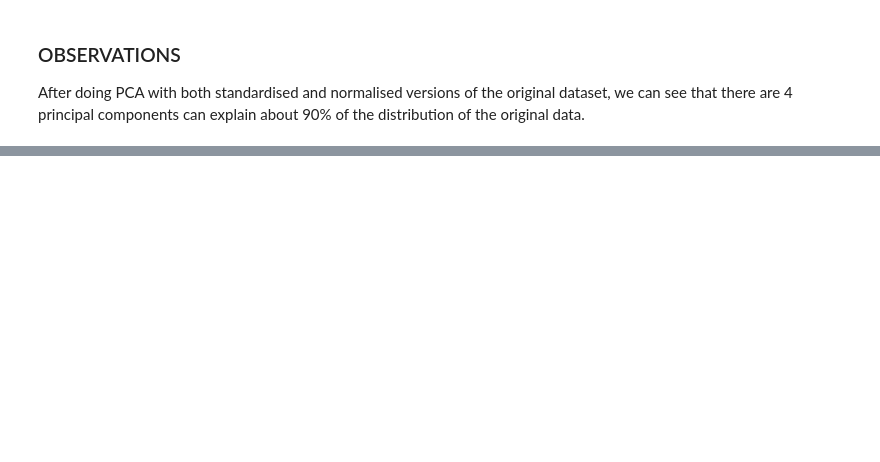
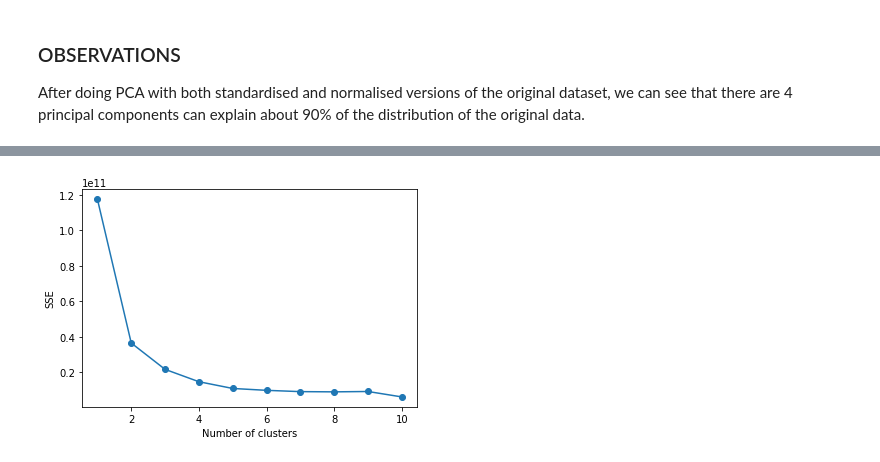
Before and after one commit to RiyaKashyap15/Country-Clustering, a Jupyter notebook: Data preprocessing & model building of Country dataset - Clustering.ipynb, the cells around one changed output, grey strips where cells are left out. Saved outputs shown, nothing was run; the diff lists cells and outputs as text; code cells hidden in the pictures; blank space fills up the shorter version.

```diff
--- a/Data preprocessing & model building of Country dataset - Clustering.ipynb
+++ b/Data preprocessing & model building of Country dataset - Clustering.ipynb
@@ -146,0 +314,5 @@ km = KMeans (
+# %%
+# add the cluster column to the dataframe (dataset does not include feature 'country')
+dataset['cluster'] = y_predicted_data2
+dataset.head()
+## NOTE: we are adding CLUSTERS LABELLED FOR THE PCA DATAFRAME AND ADDING THESE CLUSTERS TO THE ORIGINAL DATAFRAME WITHOUTH COUNTRY COLUMN
@@ -146,0 +370,19 @@ km = KMeans (
+# %%
+# calculate Sum of Squared Errors (SSE), also called distorsions, for a range of number of cluster - with df scaled with StandardScaler + PCA
+sse = []
+for i in range(1, 11):
+    km = KMeans(
+        n_clusters=i, init='random',
+        n_init=10, max_iter=300,
+        tol=1e-04, random_state=0
+    )
+    km.fit(dataset)
+    sse.append(km.inertia_)
+
+# plot
+plt.plot(range(1, 11), sse, marker='o')
+plt.xlabel('Number of clusters')
+plt.ylabel('SSE')
+plt.show()
+# %% [output]
+[figure, added]
```
Also changed, not shown: parts of 45 cells of this notebook.
